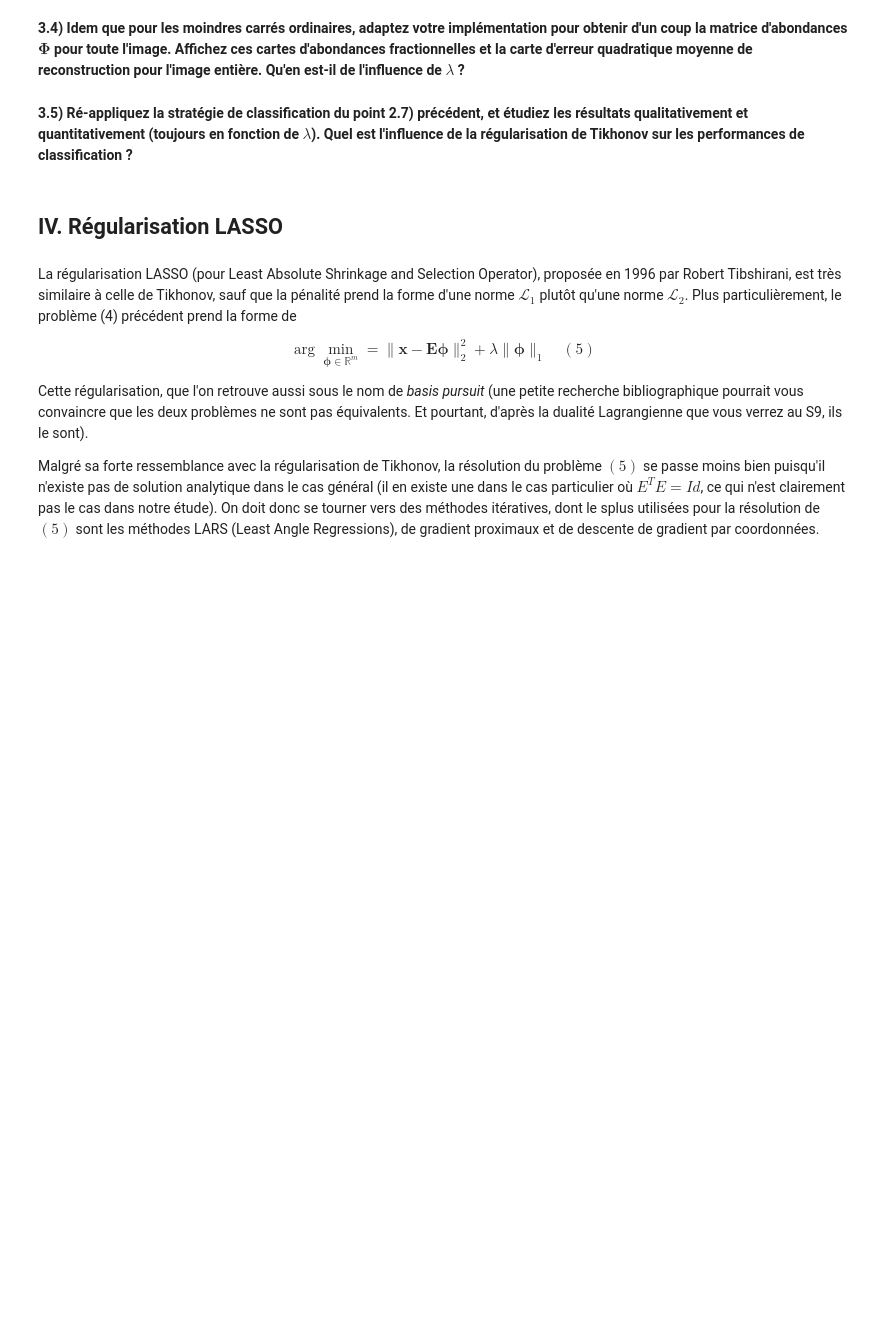
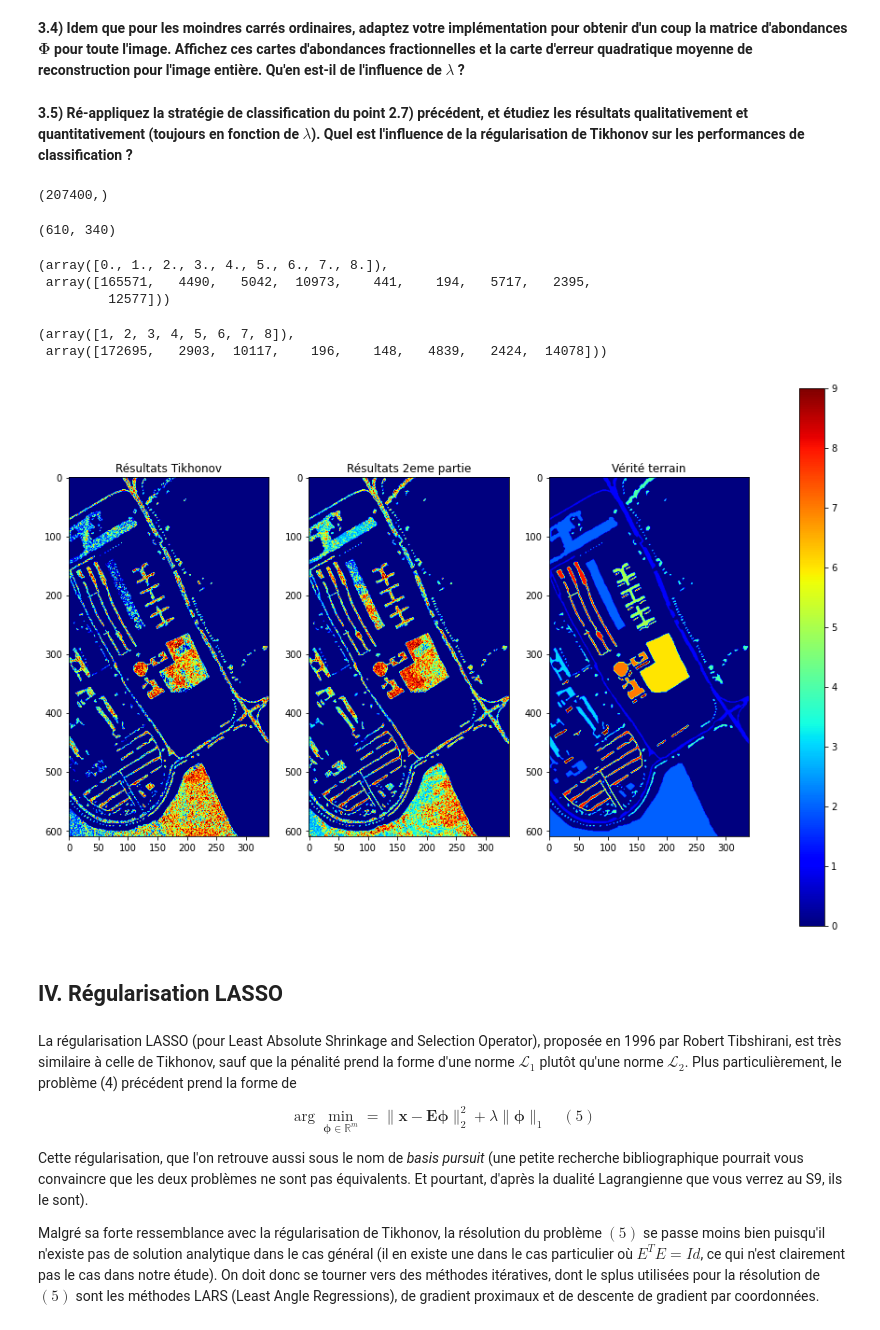
Before and after one commit to drguigui1/Unmixing-HSI, a Jupyter notebook: TP_demelange.ipynb, the cells around one changed output. Cells and saved outputs as stored; diff of their text form; code cells hidden in the pictures; blank space fills up the shorter version.

```diff
--- a/TP_demelange.ipynb
+++ b/TP_demelange.ipynb
@@ -579,6 +609,50 @@ NameError: name 'preds' is not defined
 **3.4) Idem que pour les moindres carrés ordinaires, adaptez votre implémentation pour obtenir d'un coup la matrice d'abondances $\boldsymbol \Phi$ pour toute l'image. Affichez ces cartes d'abondances fractionnelles et la carte d'erreur quadratique moyenne de reconstruction pour l'image entière. Qu'en est-il de l'influence de $\lambda$ ?**
 # %% [markdown]
 **3.5) Ré-appliquez la stratégie de classification du point 2.7) précédent, et étudiez les résultats qualitativement et quantitativement (toujours en fonction de $\lambda$). Quel est l'influence de la régularisation de Tikhonov sur les performances de classification ?**
+# %%
+# J'crois que c'est pas ce qu'il faut faire là
+
+classifier_tik = np.argmax(coefs.reshape(-1, 8), axis=1) + 1
+print(classifier_tik.shape)
+
+full_classifier_tik = classifier_tik.reshape((Nrow, Ncol))
+
+full_classifier_tik.shape
+# %% [output]
+(207400,)
+(610, 340)
+# %%
+np.unique(full_classifier, return_counts=True)
+# %% [output]
+(array([0., 1., 2., 3., 4., 5., 6., 7., 8.]),
+ array([165571,   4490,   5042,  10973,    441,    194,   5717,   2395,
+         12577]))
+# %%
+np.unique(full_classifier_tik, return_counts=True)
+# %% [output]
+(array([1, 2, 3, 4, 5, 6, 7, 8]),
+ array([172695,   2903,  10117,    196,    148,   4839,   2424,  14078]))
+# %%
+plt.figure(figsize=(15, 10))
+plt.subplot(1, 3, 1)
+plt.imshow(full_classifier_tik, cmap='jet')
+plt.title('Résultats Tikhonov')
+
+plt.subplot(1, 3, 2)
+plt.imshow(full_classifier, cmap='jet')
+plt.title('Résultats 2eme partie')
+
+plt.subplot(1, 3, 3)
+plt.imshow(gt, cmap='jet')
+plt.title('Vérité terrain')
+
+plt.subplots_adjust(bottom=0.1, right=0.8, top=0.9)
+cax = plt.axes([0.85, 0.1, 0.025, 0.8])
+plt.colorbar(imgt, cax=cax)
+
+plt.show()
+# %% [output]
+[figure, added]
 # %% [markdown]
 ## IV. Régularisation LASSO
 # %% [markdown]
```
Also changed, not shown: parts of 50 cells of this notebook.
